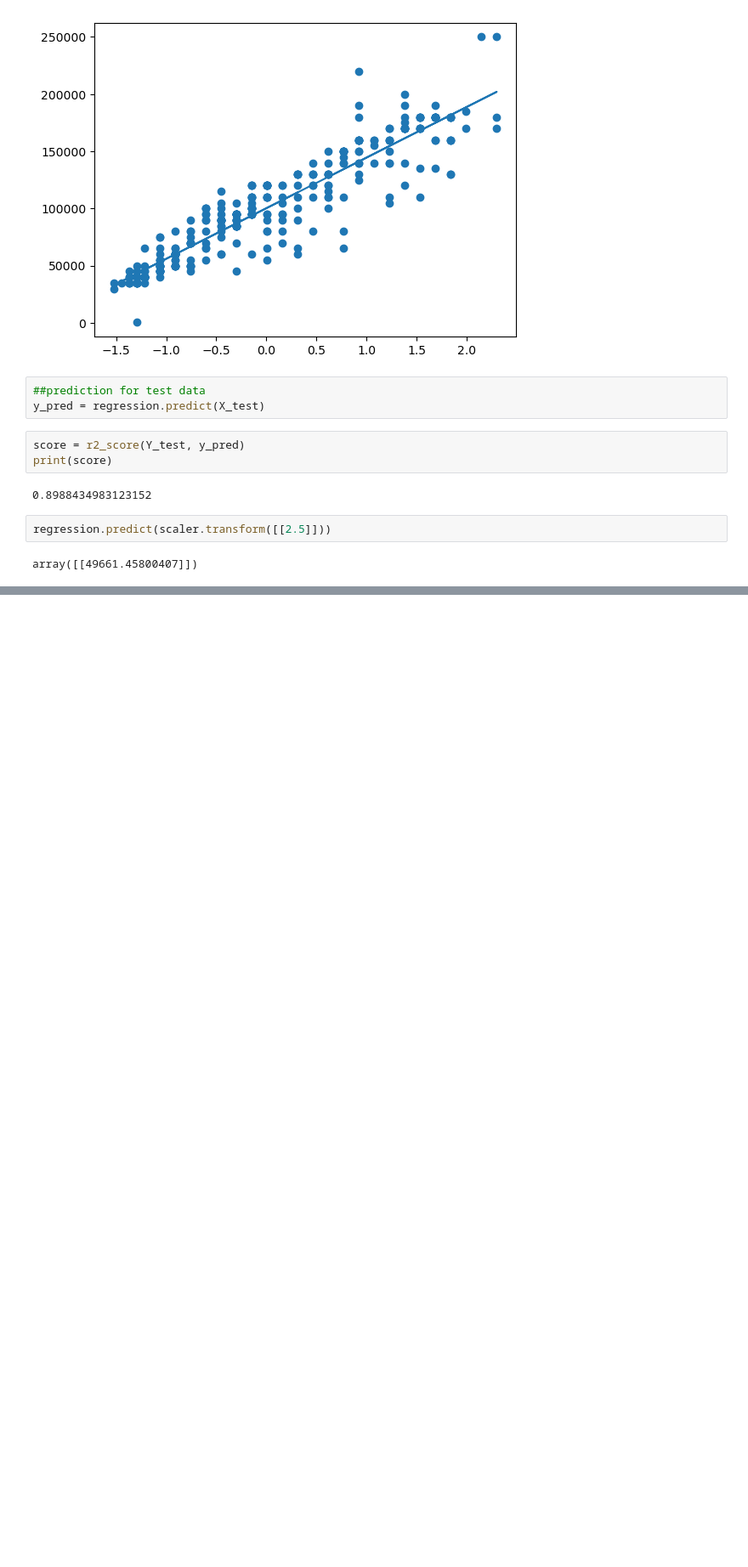
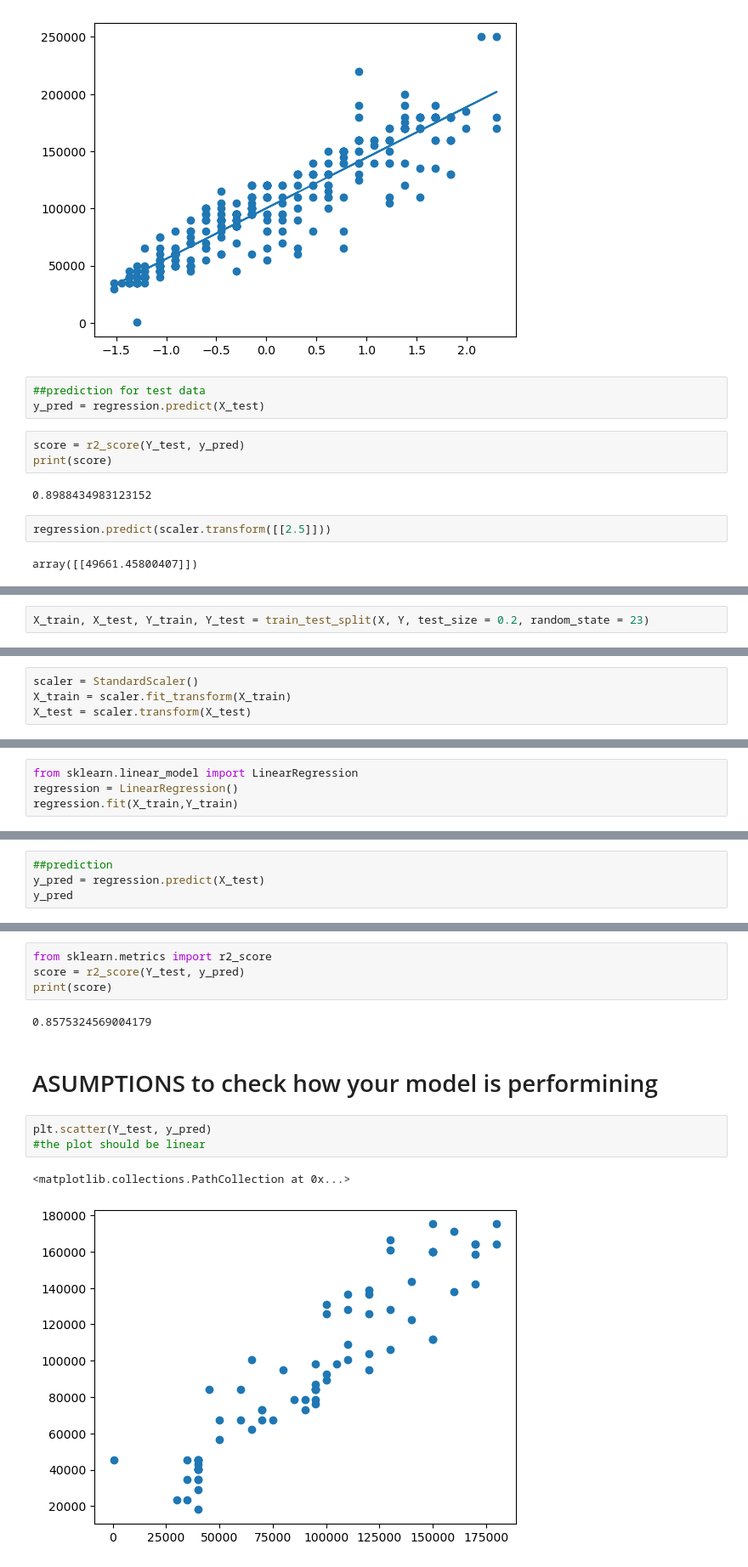
Before and after one commit to MonarchTL/python_class, a Jupyter notebook: AI/salary_prediction.ipynb, the cells around one changed output, grey strips where cells are left out. Shown at 85% size. Drawn from its saved outputs; the diff is of its cells as text; blank space fills up the shorter version.

Commit message:
linear and multiregression

```diff
--- a/AI/salary_prediction.ipynb
+++ b/AI/salary_prediction.ipynb
@@ -123,0 +275,2 @@ ValueError: Classification metrics can't handle a mix of multiclass and continuo
+# %%
+X_train, X_test, Y_train, Y_test = train_test_split(X, Y, test_size = 0.2, random_state = 23)
@@ -123,0 +285,4 @@ ValueError: Classification metrics can't handle a mix of multiclass and continuo
+# %%
+scaler = StandardScaler()
+X_train = scaler.fit_transform(X_train)
+X_test = scaler.transform(X_test)
@@ -123,0 +309,4 @@ ValueError: Classification metrics can't handle a mix of multiclass and continuo
+# %%
+from sklearn.linear_model import LinearRegression
+regression = LinearRegression()
+regression.fit(X_train,Y_train)
@@ -123,0 +329,4 @@ ValueError: Classification metrics can't handle a mix of multiclass and continuo
+# %%
+##prediction
+y_pred = regression.predict(X_test)
+y_pred
@@ -123,0 +353,14 @@ ValueError: Classification metrics can't handle a mix of multiclass and continuo
+# %%
+from sklearn.metrics import r2_score
+score = r2_score(Y_test, y_pred)
+print(score)
+# %% [output]
+0.8575324569004179
+# %% [markdown]
+# ASUMPTIONS to check how your model is performining
+# %%
+plt.scatter(Y_test, y_pred)
+#the plot should be linear
+# %% [output]
+<matplotlib.collections.PathCollection at 0x...>
+[figure, added]
```
Also changed, not shown: parts of 29 cells of this notebook, 1 other file.
